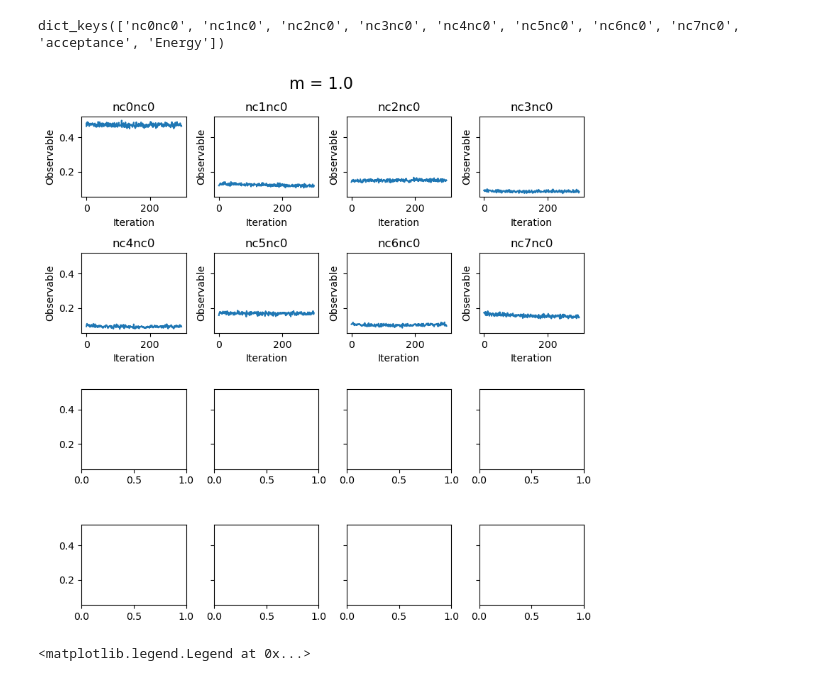
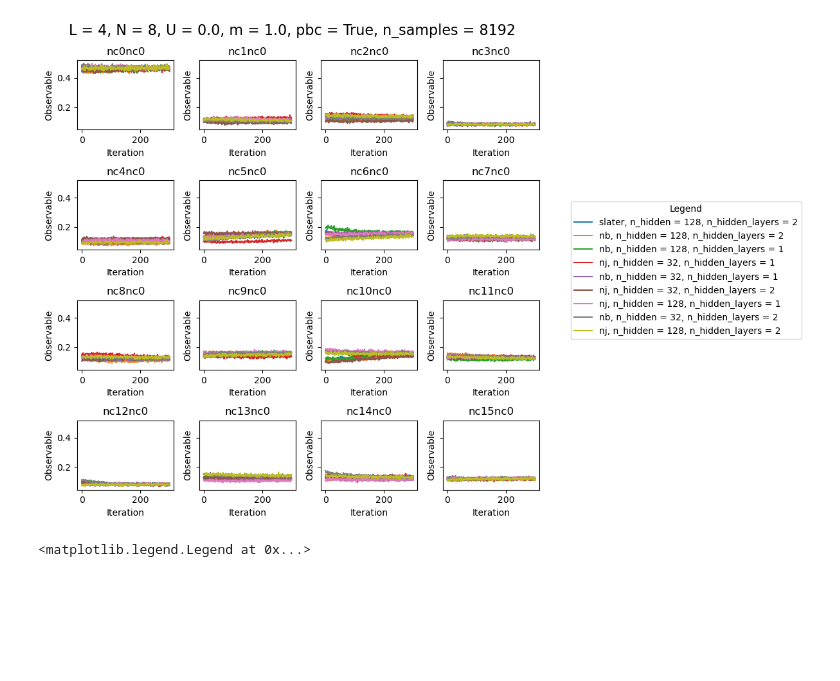
Before and after one commit to wttai004/machine_learning, a Jupyter notebook: netket_qwz/notebooks/qwz_results.ipynb, the cells around one changed output. Saved outputs shown, nothing was run; the diff lists cells and outputs as text; code cells hidden in the pictures; blank space fills up the shorter version.

```diff
--- a/netket_qwz/notebooks/qwz_results.ipynb
+++ b/netket_qwz/notebooks/qwz_results.ipynb
@@ -25,8 +53,11 @@ from tenpy.tools import hdf5_io
 L = 4
 N = 8
 m = 1.0
-U = 2.0
-query_dict = {"L": L, "N": N, "t": 1.0, "U": U, "m": m, "pbc": True,  "n_hidden": 128, "n_hidden_layers": 1}
+U = 0.0
+n_samples = 8192
+#query_dict = {"L": L, "N": N, "t": 1.0, "U": U, "m": m, "pbc": True,  "n_hidden": 128, "n_hidden_layers": 1}
+query_dict = {"L": L, "N": N, "t": 1.0, "U": U, "m": m, "pbc": True, "n_samples": n_samples}
+#date_netket = "20241128_2048"
 date_netket = "20241126_2143"
 BASE_PATH = Path(f"/home1/wttai/machine_learning/netket_qwz/data/netket_qwz_{date_netket}")
 
@@ -46,8 +77,8 @@ for root, dirs, files in os.walk(BASE_PATH):
             data_to_plot.append(data)
 
 for data in data_to_plot:
-    plt.plot(data['data']["Energy"]["iters"], data['data']["Energy"]['Mean']['real'], label=f"{data["metadata"]["model"]}, pbc = {data["metadata"]["pbc"]}")
-title = f"L = {L}, N = {N}, U = {U}, m = {m}"
+    plt.plot(data['data']["Energy"]["iters"], data['data']["Energy"]['Mean']['real'], label=f"{data["metadata"]["model"]}, n_hidden = {data["metadata"]["n_hidden"]}, n_hidden_layers = {data["metadata"]["n_hidden_layers"]}")
+title = f"L = {L}, N = {N}, U = {U}, m = {m}, pbc = {query_dict['pbc']}, n_samples = {n_samples}"
 plt.title(title)
 plt.legend()
 # %% [output]
@@ -58,32 +96,48 @@ plt.legend()
-# %%
-data = data_to_plot[0]
-# %%
-data["data"].keys()
-# %% [output]
-dict_keys(['nc0nc0', 'nc1nc0', 'nc2nc0', 'nc3nc0', 'nc4nc0', 'nc5nc0', 'nc6nc0', 'nc7nc0', 'acceptance', 'Energy'])
 # %%
+n_corrs = L**2
 
 x_values = np.arange(len(data["data"]['nc0nc0']['Mean']['real']))
 
 # Create a figure and a set of subplots
 fig, axs = plt.subplots(4, 4, figsize=(8, 8), sharey=True)
 
-for i in range(N):
-    x = i // L
-    y = i % L
-    corr = f"nc{i}nc0"
-    axs[x][y].plot(x_values, data["data"][corr]['Mean']['real'], label=corr)
-    axs[x][y].set_title(corr)
-    axs[x][y].set_xlabel('Iteration')
-    axs[x][y].set_ylabel('Observable')
+lines = []
+labels = []
 
-fig.suptitle(f' m = {m}', fontsize=16)
+for data in data_to_plot:
+    for i in range(n_corrs):
+        x = i // L
+        y = i % L
+        corr = f"nc{i}nc0"
+        line, = axs[x][y].plot(x_values,
+                               data["data"][corr]['Mean']['real'],
+                               label=f"{data["metadata"]["model"]}, n_hidden = {data["metadata"]["n_hidden"]}, n_hidden_layers = {data["metadata"]["n_hidden_layers"]}")
+        axs[x][y].set_title(corr)
+        axs[x][y].set_xlabel('Iteration')
+        axs[x][y].set_ylabel('Observable')
+
+        # Collect lines and labels for the legend
+        if line.get_label() not in labels:
+            lines.append(line)
+            labels.append(line.get_label())
+
+title = f"L = {L}, N = {N}, U = {U}, m = {m}, pbc = {query_dict['pbc']}, n_samples = {n_samples}"
+fig.suptitle(title, fontsize=16)
+
+# Add a shared legend to the right of the figure
+fig.legend(
+    lines, labels,
+    loc='center right',
+    title="Legend",
+    bbox_to_anchor=(1.5, 0.5)
+)
+
 
 # Show the plot
 plt.tight_layout()
 plt.show()
 # %% [output]
-[figure, old version]
+[figure, new version]
 # %%
 BASE_PATH = Path("/home1/wttai/machine_learning/netket_qwz/data")
 t = 1.0
```
Also changed, not shown: parts of 3 cells of this notebook, 10 other files.
